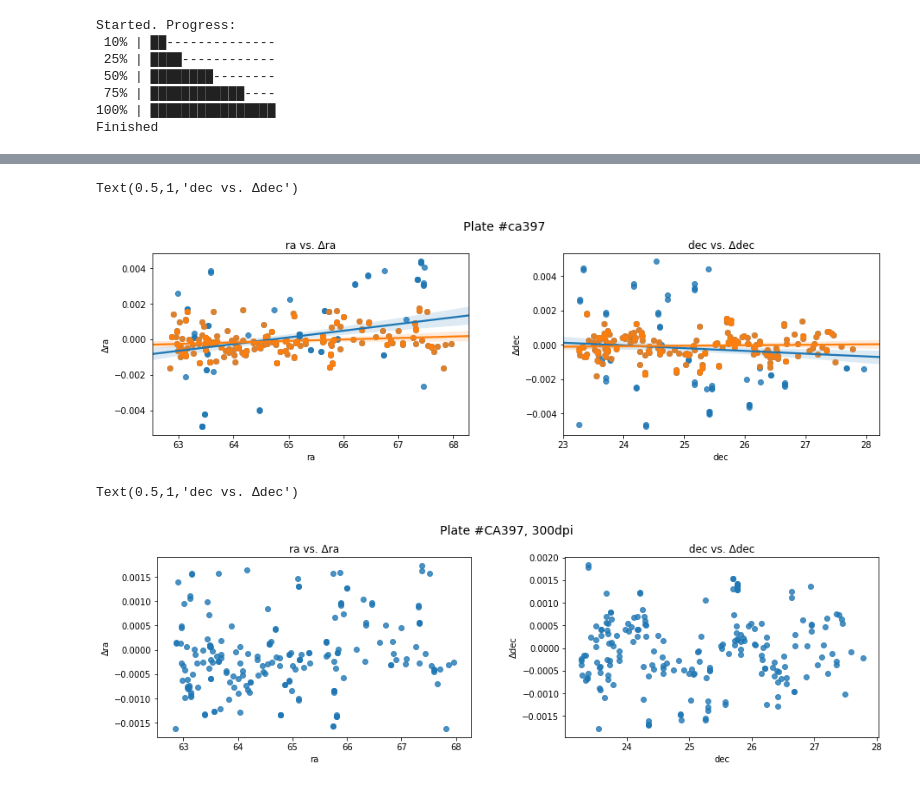
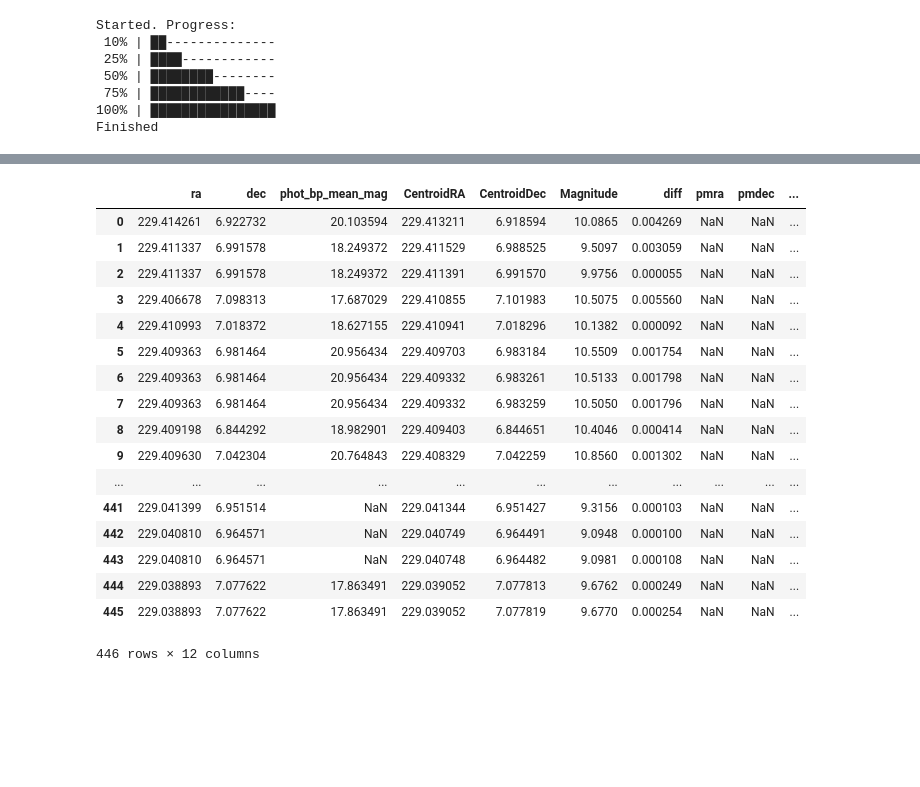
Before and after one commit to oliang2000/yerkes-plate-digitization, a Jupyter notebook: APT.ipynb, the cells around one changed output, grey strips where cells are left out. Drawn from its saved outputs; the diff is of its cells as text; code cells hidden in the pictures; blank space fills up the shorter version.

```diff
--- a/APT.ipynb
+++ b/APT.ipynb
@@ -134,28 +156,21 @@ Text(0.5,1,'Magnitude comparison')
-# %%
-fig = plt.figure(figsize=(15,4))
-title = fig.suptitle("Plate #ca397", fontsize=14)
-fig.subplots_adjust(top=0.85, wspace=0.3)
-
-ax1 = fig.add_subplot(1,2,1)
-sns.regplot('ra','Δra',data=df).set_title('ra vs. Δra')
-sns.regplot('ra','Δra',data=df_filtered).set_title('ra vs. Δra')
-
-ax2 = fig.add_subplot(1,2,2)
-sns.regplot('dec','Δdec',data=df).set_title('dec vs. Δdec')
-sns.regplot('dec','Δdec',data=df_filtered).set_title('dec vs. Δdec')
-# %% [output]
-Text(0.5,1,'dec vs. Δdec')
-[figure, removed]
-# %%
-fig = plt.figure(figsize=(15,4))
-title = fig.suptitle("Plate #CA397, 300dpi", fontsize=14)
-fig.subplots_adjust(top=0.85, wspace=0.3)
-
-ax1 = fig.add_subplot(1,2,1)
-sns.regplot('ra','Δra',data=df_filtered, fit_reg = False).set_title('ra vs. Δra')
-
-ax2 = fig.add_subplot(1,2,2)
-sns.regplot('dec','Δdec',data=df_filtered, fit_reg = False).set_title('dec vs. Δdec')
-# %% [output]
-Text(0.5,1,'dec vs. Δdec')
-[figure, removed]
+# %%
+df.sort_values('pmra')
+# %% [output]
+|  | ra | dec | phot_bp_mean_mag | CentroidRA | CentroidDec | Magnitude | diff | pmra | pmdec | ... |
+| 0 | 229.414261 | 6.922732 | 20.103594 | 229.413211 | 6.918594 | 10.0865 | 0.004269 | NaN | NaN | ... |
+| 1 | 229.411337 | 6.991578 | 18.249372 | 229.411529 | 6.988525 | 9.5097 | 0.003059 | NaN | NaN | ... |
+| 2 | 229.411337 | 6.991578 | 18.249372 | 229.411391 | 6.991570 | 9.9756 | 0.000055 | NaN | NaN | ... |
+| 3 | 229.406678 | 7.098313 | 17.687029 | 229.410855 | 7.101983 | 10.5075 | 0.005560 | NaN | NaN | ... |
+| 4 | 229.410993 | 7.018372 | 18.627155 | 229.410941 | 7.018296 | 10.1382 | 0.000092 | NaN | NaN | ... |
+| 5 | 229.409363 | 6.981464 | 20.956434 | 229.409703 | 6.983184 | 10.5509 | 0.001754 | NaN | NaN | ... |
+| 6 | 229.409363 | 6.981464 | 20.956434 | 229.409332 | 6.983261 | 10.5133 | 0.001798 | NaN | NaN | ... |
+| 7 | 229.409363 | 6.981464 | 20.956434 | 229.409332 | 6.983259 | 10.5050 | 0.001796 | NaN | NaN | ... |
+| 8 | 229.409198 | 6.844292 | 18.982901 | 229.409403 | 6.844651 | 10.4046 | 0.000414 | NaN | NaN | ... |
+| 9 | 229.409630 | 7.042304 | 20.764843 | 229.408329 | 7.042259 | 10.8560 | 0.001302 | NaN | NaN | ... |
+| ... | ... | ... | ... | ... | ... | ... | ... | ... | ... | ... |
+| 441 | 229.041399 | 6.951514 | NaN | 229.041344 | 6.951427 | 9.3156 | 0.000103 | NaN | NaN | ... |
+| 442 | 229.040810 | 6.964571 | NaN | 229.040749 | 6.964491 | 9.0948 | 0.000100 | NaN | NaN | ... |
+| 443 | 229.040810 | 6.964571 | NaN | 229.040748 | 6.964482 | 9.0981 | 0.000108 | NaN | NaN | ... |
+| 444 | 229.038893 | 7.077622 | 17.863491 | 229.039052 | 7.077813 | 9.6762 | 0.000249 | NaN | NaN | ... |
+| 445 | 229.038893 | 7.077622 | 17.863491 | 229.039052 | 7.077819 | 9.6770 | 0.000254 | NaN | NaN | ... |
+446 rows × 12 columns
```
Also changed, not shown: parts of 8 cells of this notebook.
